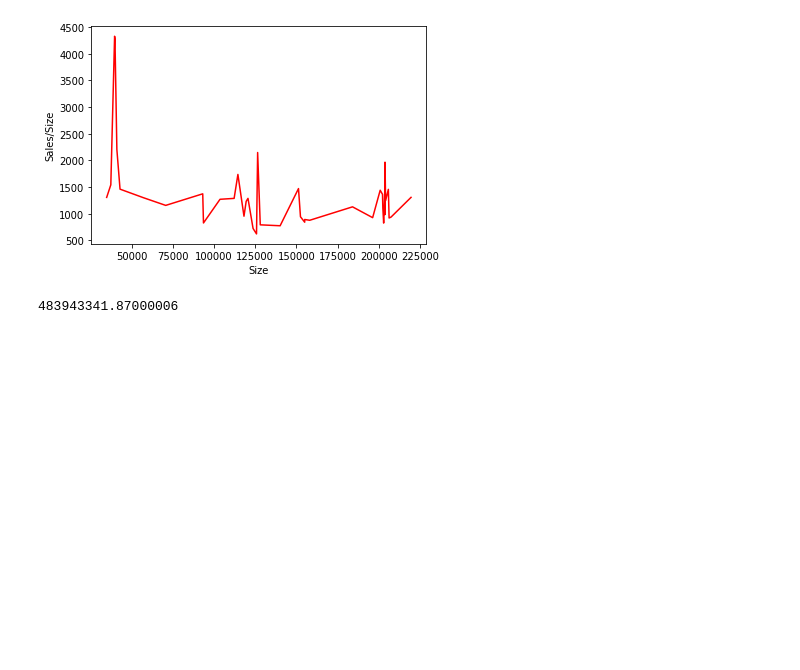
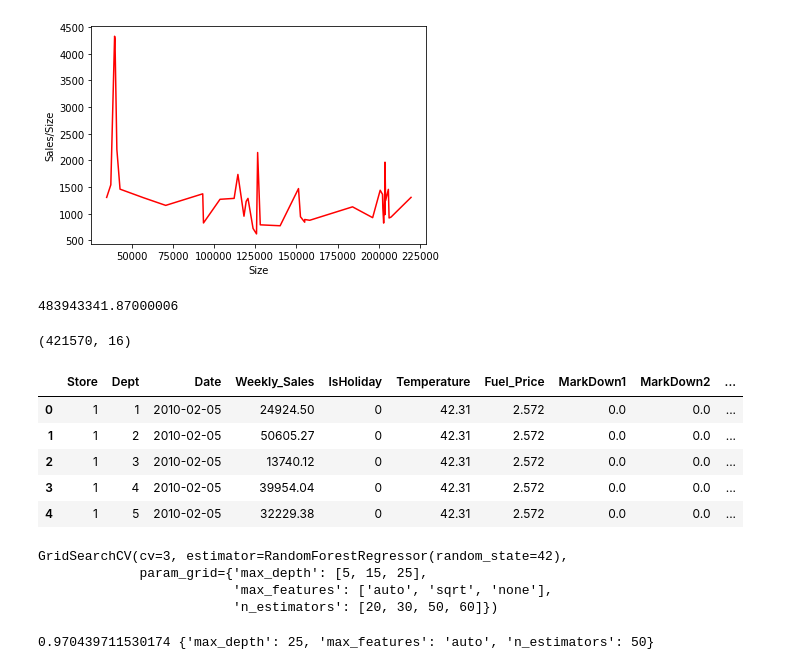
Before and after one commit to Long122k/BI, a Jupyter notebook: walmart-recruiting-store-sales-forecasting/BI.ipynb, the cells around one changed output. Cells and saved outputs as stored; diff of their text form; code cells hidden in the pictures; blank space fills up the shorter version.

```diff
--- a/walmart-recruiting-store-sales-forecasting/BI.ipynb
+++ b/walmart-recruiting-store-sales-forecasting/BI.ipynb
@@ -158,3 +200,51 @@ x = data['Weekly_Sales'].where(data['Dept'] == 92).sum()
 x
 # %% [output]
 483943341.87000006
+# %%
+#Merging the three csv files using inner join.
+data_train =pd.merge(train, features, on=['Store', 'Date', 'IsHoliday'], how='inner').merge(stores, on='Store', how='inner')
+data_test = pd.merge(test, features, on=['Store', 'Date', 'IsHoliday'], how='inner').merge(stores, on='Store', how='inner')
+# %%
+# Removing rows with null values in all columns
+data_train.dropna(axis=0, how="all", inplace=True)
+data_test.dropna(axis=0, how='all', inplace=True)
+# Removing all rows with null values in all rows
+data_train.dropna(axis=1, how="all", inplace=True)
+data_test.dropna(axis=1, how='all',inplace=True)
+data_train.shape
+# %% [output]
+(421570, 16)
+# %%
+data_train['IsHoliday'] = data_train['IsHoliday'].apply(lambda x: 1 if x == True else 0)
+data_test['IsHoliday'] = data_test['IsHoliday'].apply(lambda x: 1 if x == True else 0)
+
+data_train['Type'] = data_train['Type'].apply(lambda x: 1 if x == 'A' else (2 if x == 'B' else 3))
+data_test['Type'] = data_test['Type'].apply(lambda x: 1 if x == 'A' else (2 if x == 'B' else 3))
+# %%
+data_train.isna().sum()[data_train.isna().sum() > 0].sort_values(ascending=False)
+
+data_test.isna().sum()[data_test.isna().sum() > 0].sort_values(ascending=False)
+
+data_train.fillna(0, inplace = True)
+
+data_test['CPI'].fillna(data_test['CPI'].mean(), inplace = True)
+data_test['Unemployment'].fillna(data_test['Unemployment'].mean(), inplace = True)
+
+data_test.fillna(0, inplace = True)
+# %%
+def transform_datetime(data):
+    data.Date = pd.to_datetime(data.Date)
+    data['Year']  = data.Date.dt.year
+    data['Month'] = data.Date.dt.month
+    data['Week']  = data.Date.dt.week
+
+transform_datetime(data_train)
+transform_datetime(data_test)
+data_train.head()
+# %% [output]
+|  | Store | Dept | Date | Weekly_Sales | IsHoliday | Temperature | Fuel_Price | MarkDown1 | MarkDown2 | ... |
+| 0 | 1 | 1 | 2010-02-05 | 24924.50 | 0 | 42.31 | 2.572 | 0.0 | 0.0 | ... |
+| 1 | 1 | 2 | 2010-02-05 | 50605.27 | 0 | 42.31 | 2.572 | 0.0 | 0.0 | ... |
+| 2 | 1 | 3 | 2010-02-05 | 13740.12 | 0 | 42.31 | 2.572 | 0.0 | 0.0 | ... |
+| 3 | 1 | 4 | 2010-02-05 | 39954.04 | 0 | 42.31 | 2.572 | 0.0 | 0.0 | ... |
+| 4 | 1 | 5 | 2010-02-05 | 32229.38 | 0 | 42.31 | 2.572 | 0.0 | 0.0 | ... |
@@ -160,0 +257,22 @@ x
+# %%
+param_grid = {
+    'n_estimators': [20,30,50,60],
+    'max_features': ['auto', 'sqrt', 'none'],
+    'max_depth' : [5,15, 25],
+}
+rf = RandomForestRegressor(random_state=42)
+CV_rf = GridSearchCV(estimator=rf, param_grid=param_grid, cv= 3)
+CV_rf.fit(X_train, y_train)
+# %% [output]
+GridSearchCV(cv=3, estimator=RandomForestRegressor(random_state=42),
+             param_grid={'max_depth': [5, 15, 25],
+                         'max_features': ['auto', 'sqrt', 'none'],
+                         'n_estimators': [20, 30, 50, 60]})
+# %%
+forest = CV_rf.best_estimator_
+
+reg_prediction=forest.predict(X_valid)
+
+print (CV_rf.best_score_, CV_rf.best_params_)
+# %% [output]
+0.970439711530174 {'max_depth': 25, 'max_features': 'auto', 'n_estimators': 50}
```
Also changed, not shown: parts of 7 cells of this notebook.
